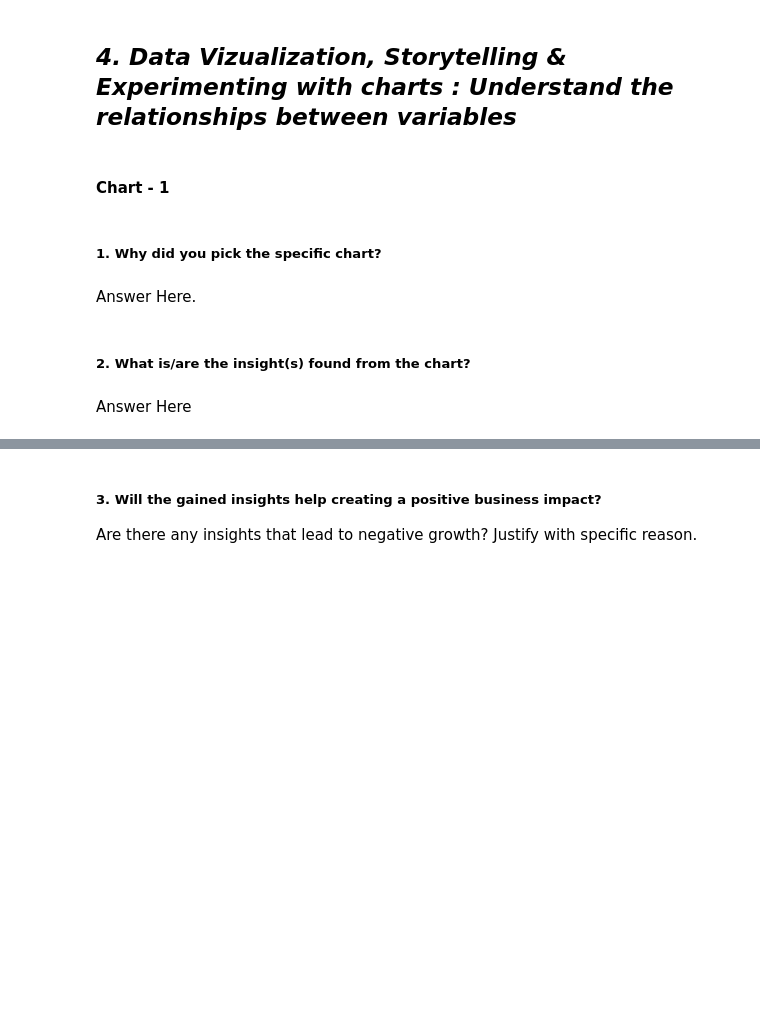
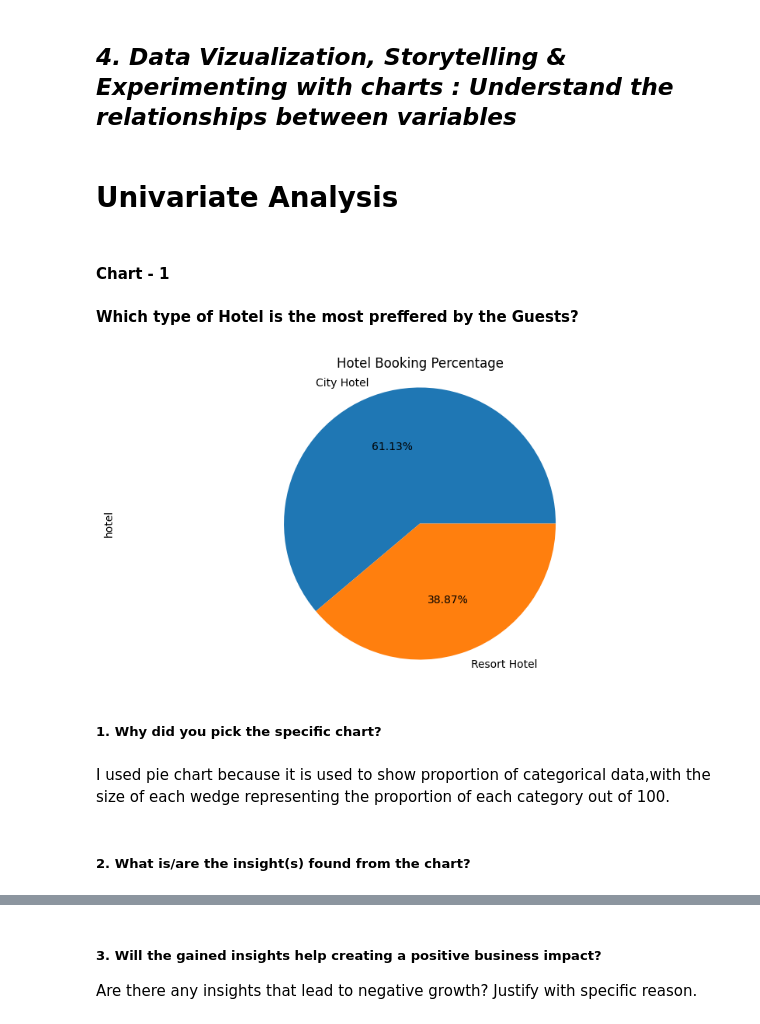
Before and after one commit to errohit2511097/repo1, a Jupyter notebook: hotel_booking_analysis.ipynb, the cells around one changed output, grey strips where cells are left out. Cells and saved outputs as stored; diff of their text form; code cells hidden in the pictures; blank space fills up the shorter version.

```diff
--- a/hotel_booking_analysis.ipynb
+++ b/hotel_booking_analysis.ipynb
@@ -182,0 +356,4 @@ hotel_booking_df.describe()
+# %%
+# In 'is_repeated_guest' column Replacing 0 by 'No' and 1 by 'Yes'.
+hotel_booking_df["is_repeated_guest"]=hotel_booking_df["is_repeated_guest"].replace([0,1],['No','Yes'])
+hotel_booking_df["is_repeated_guest"]
@@ -182,0 +373,4 @@ hotel_booking_df.describe()
+# %%
+# creating a new columns "total_stay_in_nights" and total_guests
+hotel_booking_df['total_stay_in_nights'] = hotel_booking_df['stays_in_weekend_nights'] +hotel_booking_df['stays_in_week_nights']
+hotel_booking_df['total_stay_in_nights']
@@ -182,0 +390,3 @@ hotel_booking_df.describe()
+# %%
+hotel_booking_df['total_guests'] = hotel_booking_df['adults']+hotel_booking_df['children']+hotel_booking_df['babies']
+hotel_booking_df['total_guests']
@@ -186,0 +454,3 @@ Answer Here.
+# %%
+hotel_booking_df.reset_index(inplace=True)
+hotel_booking_df
@@ -187,4 +471,6 @@ Answer Here.
 # %% [markdown]
 ## ***4. Data Vizualization, Storytelling & Experimenting with charts : Understand the relationships between variables***
+# %% [markdown]
+# Univariate Analysis
 # %% [markdown]
 #### Chart - 1
@@ -193,8 +477,21 @@ Answer Here.
+# %% [markdown]
+**Which type of Hotel is the most preffered by the Guests?**
+# %%
+# Chart - 1 visualization code
+hotel_count = hotel_booking_df.hotel.value_counts()
+
+# Plotting values in a pie chart
+hotel_count.plot.pie(figsize = (10,5),autopct = '%1.2f%%',)
+
+# Setting the title
+plt.title("Hotel Booking Percentage")
+plt.axis('equal')
+plt.show()
+# %% [output]
+[figure, added]
 # %% [markdown]
 ##### 1. Why did you pick the specific chart?
-# %% [markdown]
-Answer Here.
+# %% [markdown]
+I used pie chart because it is used to show proportion of categorical data,with the size of each wedge representing the proportion of each category out of 100.
 # %% [markdown]
 ##### 2. What is/are the insight(s) found from the chart?
-# %% [markdown]
-Answer Here
```
Also changed, not shown: parts of 56 cells of this notebook.
